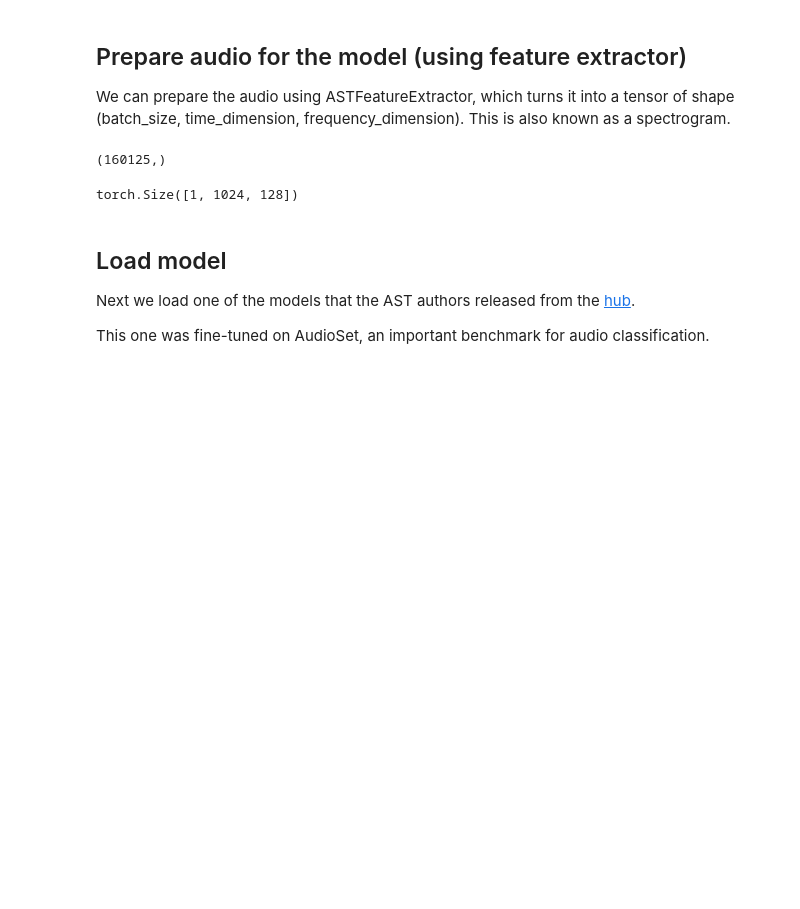
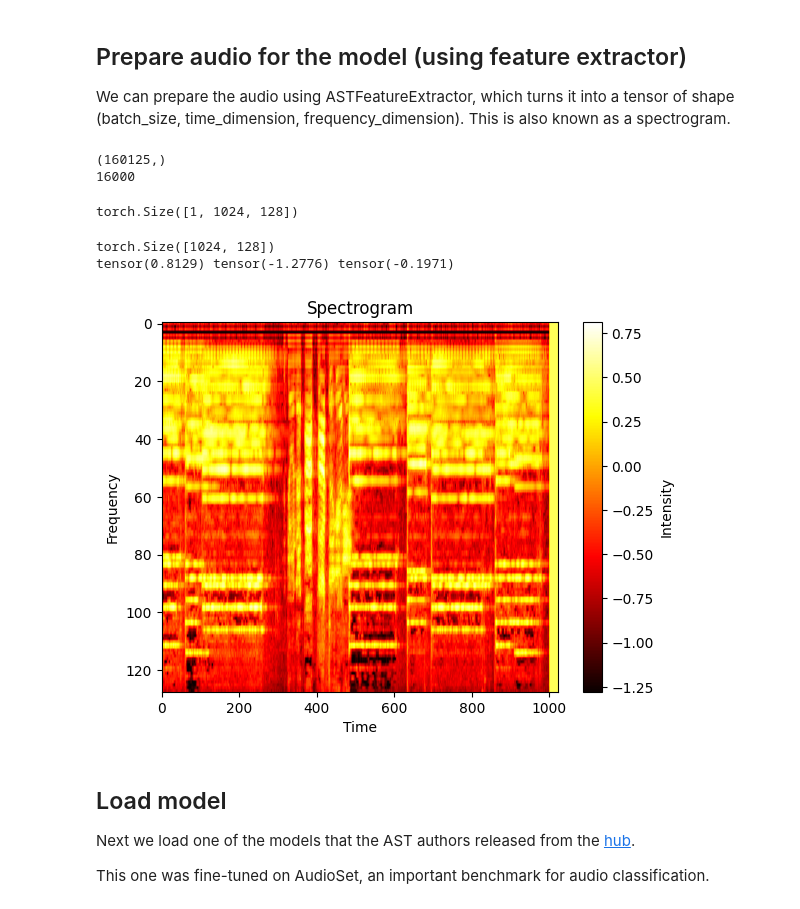
Before and after one commit to FlyingDutchman26/AST-ml_spoken_words-zh-CN-LoRA, a Jupyter notebook: Inference_with_the_Audio_Spectogram_Transformer_to_classify_audio.ipynb, the cells around one changed output. Drawn from its saved outputs; the diff is of its cells as text; code cells hidden in the pictures; blank space fills up the shorter version.

```diff
--- a/Inference_with_the_Audio_Spectogram_Transformer_to_classify_audio.ipynb
+++ b/Inference_with_the_Audio_Spectogram_Transformer_to_classify_audio.ipynb
@@ -50,7 +50,9 @@ import torchaudio
 waveform, sampling_rate = torchaudio.load(filepath)
 waveform = waveform.squeeze().numpy()
 
-waveform.shape
+print(waveform.shape)
+print(sampling_rate)
 # %% [output]
 (160125,)
+16000
 # %%
@@ -59,6 +61,31 @@ input_values = inputs.input_values
 print(input_values.shape)
 # %% [output]
 torch.Size([1, 1024, 128])
+# %%
+import torch
+spectrogram = input_values.squeeze(0)
+print(spectrogram.shape)
+print(torch.max(spectrogram),torch.min(spectrogram),torch.mean(spectrogram))
+# %% [output]
+torch.Size([1024, 128])
+tensor(0.8129) tensor(-1.2776) tensor(-0.1971)
+# %%
+import matplotlib.pyplot as plt
+import numpy as np
+
+# 假设你的频谱图存储在变量spectrogram中
+spectrogram = input_values.squeeze(0)
+spectrogram = spectrogram.permute(1,0)
+
+# 可视化频谱图
+plt.imshow(spectrogram, cmap='hot', aspect='auto')
+plt.xlabel('Time')
+plt.ylabel('Frequency')
+plt.colorbar(label='Intensity')
+plt.title('Spectrogram')
+plt.show()
+# %% [output]
+[figure, added]
 # %% [markdown]
 ## Load model
 
```
Also changed, not shown: parts of 1 cell of this notebook, 3 other files.
